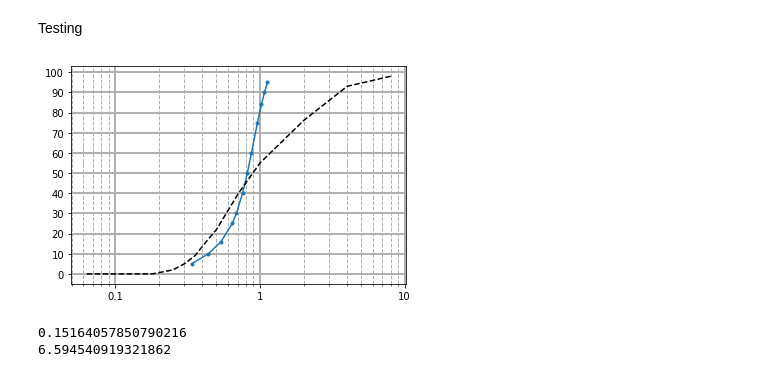
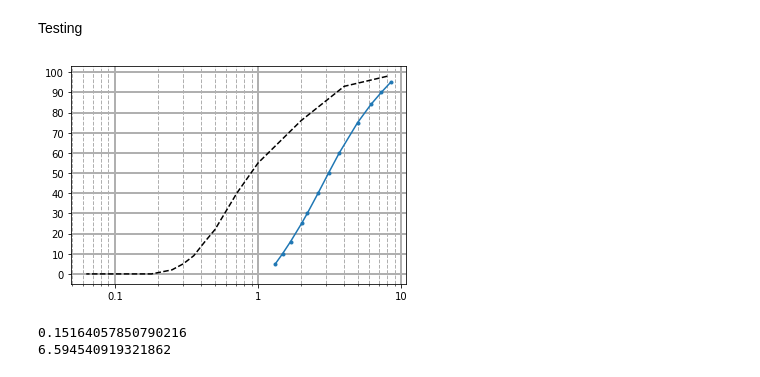
Before and after one commit to CasperFBakker/pyDGS-GUI, a Jupyter notebook: pyDGS Jupyter/dgs_test.ipynb, the cells around one changed output. Saved outputs shown, nothing was run; the diff lists cells and outputs as text; code cells hidden in the pictures.

```diff
--- a/pyDGS Jupyter/dgs_test.ipynb
+++ b/pyDGS Jupyter/dgs_test.ipynb
@@ -138,7 +138,7 @@ Testing
 # %%
 P = []; M = []
 for k in np.linspace(1,nx-1,100):
-    [cfs, frequencies] = pywt.cwt(original[int(k),:], np.arange(np.maximum(nx,ny)/(width*resolution / 0.1), np.maximum(nx,ny)/(width*resolution / 1), 1),  'morl', 1) #cmor10-8
+    [cfs, frequencies] = pywt.cwt(original[int(k),:], np.arange(np.maximum(nx,ny)/(width*resolution / 1), np.maximum(nx,ny)/(width*resolution / 8), 1),  'morl', 1) #cmor10-8
     period = 1. / frequencies
     power =(abs(cfs)) ** 2
     power = np.mean(np.abs(power), axis=1)/(period**2)
@@ -153,34 +153,34 @@ p = np.array(p/np.sum(p))
 scales = np.array(period)
 
 srt = np.sqrt(np.sum(p*((scales-np.mean(M))**2)))
 
 # plt.plot(scales, p,'m', lw=2)
 
 p = p+stats.norm.pdf(scales, np.mean(M), srt/2)
 p = np.hstack([0,p])
 scales = np.hstack([0,scales])
 p = p/np.sum(p)
 x = 0
 # area-by-number to volume-by-number
 r_v = (p*scales**x) / np.sum(p*scales**x) #volume-by-weight proportion
 
 pd = np.interp([.05,.1,.16,.25,.3,.4,.5,.6,.75,.84,.9,.95],np.hstack((0,np.cumsum(r_v))), np.hstack((0,scales)) )
 data_C = pd * resolution
 sieve_open = [8, 4, 2, 1, 0.71, 0.5, 0.425, 0.355, 0.3, 0.25, 0.18, 0.125, 0.063]
 sieve_C = [98, 93, 76, 55, 40, 22, 16, 9, 5, 2, 0, 0, 0]
 percentile_C = [5, 10, 16, 25, 30, 40, 50, 60, 75, 84, 90, 95]
 plt.plot(data_C, percentile_C, marker='.')
 plt.plot(sieve_open, sieve_C, ls='--', color='black')
 
 plt.xscale("log")
 plt.grid(which='major', linewidth=2, linestyle='-')
 plt.grid(which='minor', linewidth=1, linestyle='--')
 plt.yticks(np.arange(0,110, 10), ['0', '10', '20', '30', '40', '50', '60', '70', '80', '90', '100'] )
 plt.xticks([0.1, 1, 10], [0.1,1,10])
 
 plt.show()
 # %% [output]
-[figure, old version]
+[figure, new version]
 # %%
 xxx = np.mean(np.arange(np.maximum(nx,ny)/(width*resolution / 0.1), np.maximum(nx,ny)/(width*resolution / .5), .5))
 
```
Also changed, not shown: 1 other file.
